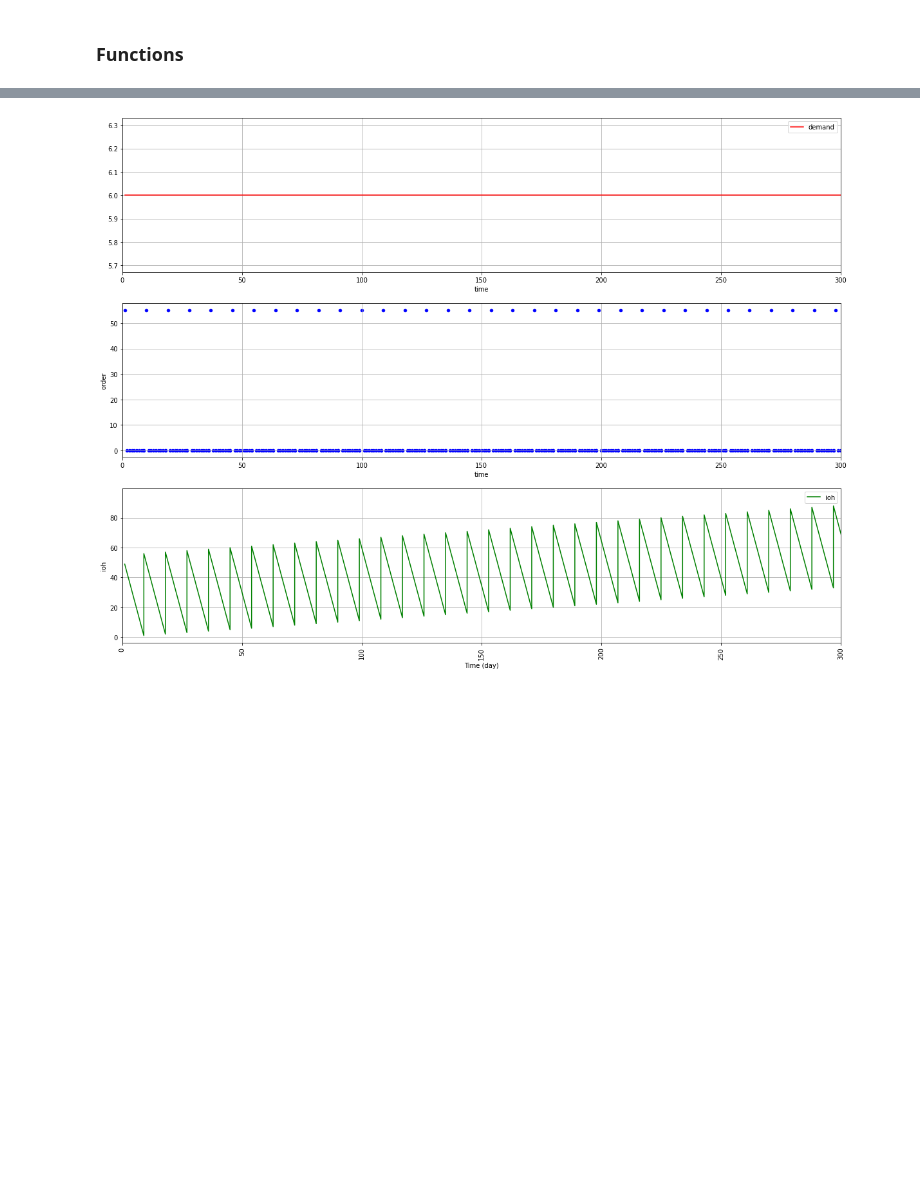
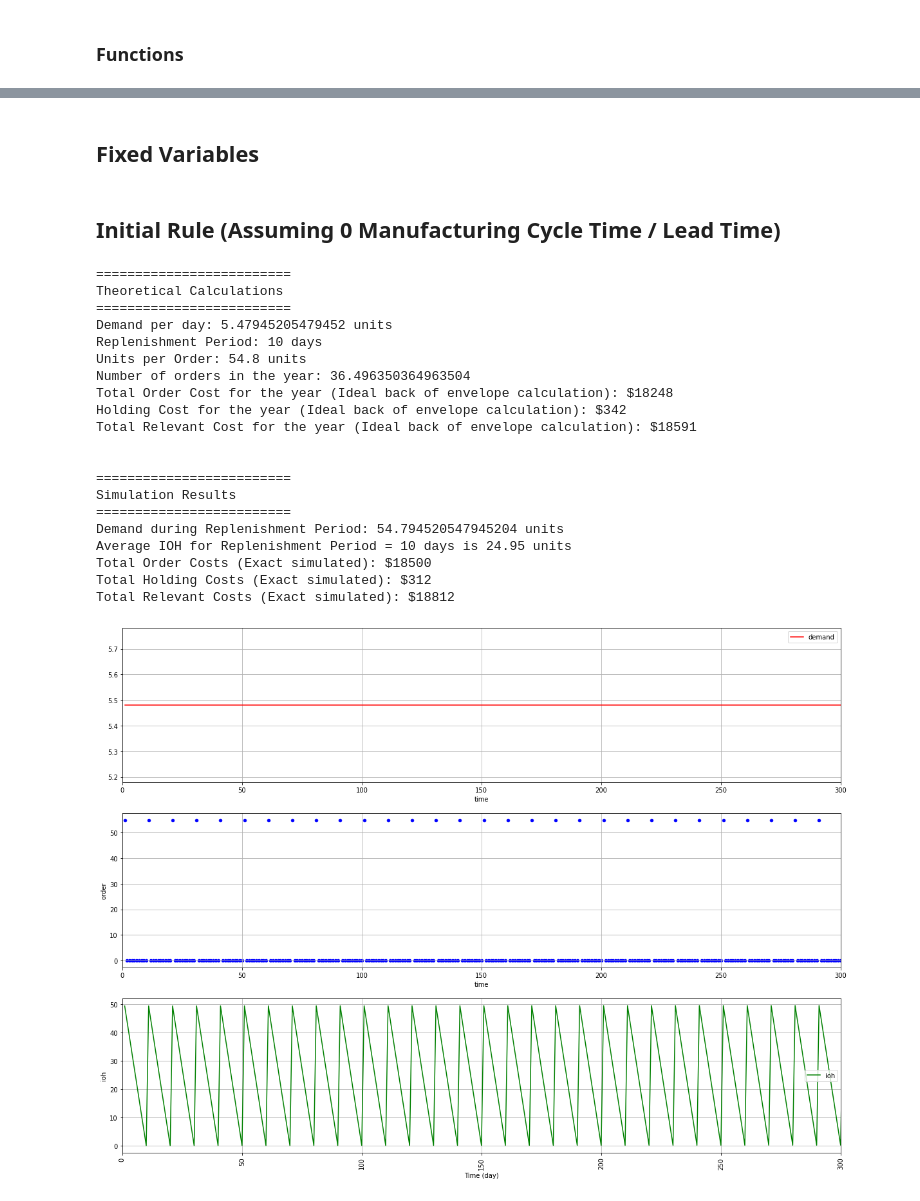
Before and after one commit to ngupta23/inventory-deterministic, a Jupyter notebook: Inventory Management - Deterministic (Class Version).ipynb, the cells around one changed output, grey strips where cells are left out. Saved outputs shown, nothing was run; the diff lists cells and outputs as text; code cells hidden in the pictures; blank space fills up the shorter version.

Commit message:
Cleaned and Updated with Costs and EOQ

```diff
--- a/Inventory Management - Deterministic (Class Version).ipynb
+++ b/Inventory Management - Deterministic (Class Version).ipynb
@@ -16,20 +28,2 @@ warnings.filterwarnings('ignore')
 # %% [markdown]
 ### Functions
-# %%
-# Deterministic constant demand
-def demand(D):
-    return D
-# %%
-# Order every cycle time
-def order(t, T, Q):
-    """
-    t = current time period
-    T = Replenishment Period
-    Q = Order Quantity 1: 0 stock
-    """
-    # Reorder when t = 1 + k x T
-    if ((t-1) % T)==0 or (t==1): #((t-1) % T)==0
-        result = Q
-    else:
-        result = 0
-    return result
@@ -256,15 +29,0 @@ Average IOH for 10 days cycle time: 31.4 units
-# %%
-# Plot
-figure, axes = plt.subplots(3, 1)
-
-df_sim1.plot(figsize=(20, 12), xlim=[0,300] , x='time', y='demand', ax=axes[0], grid = True, color = 'r')
-df_sim1.plot.scatter(figsize=(20, 12), xlim=[0,300], x='time', y='order', ax=axes[1], grid = True, color ='b')
-df_sim1.plot(figsize=(20, 15), xlim=[0, 300], x='time', y='ioh', ax=axes[2], grid = True, color = 'g')
-
-plt.xlabel('Time (day)')
-plt.ylabel('ioh')
-plt.xticks(rotation=90)
-
-plt.show()
-# %% [output]
-[figure, removed]
@@ -270,0 +231,43 @@ plt.show()
+# %% [markdown]
+## Fixed Variables
+# %%
+TOTAL_DEMAND = 2000
+TOTAL_TIME = 365
+UNIT_COST = 50
+COST_OF_PLACING_ORDER = 500
+HOLDING_COST_PER_UNIT = 12.5
+# %% [markdown]
+## Initial Rule (Assuming 0 Manufacturing Cycle Time / Lead Time)
+# %%
+dds = DeterministicDemandSimulator(
+  total_demand = TOTAL_DEMAND,
+  total_time = TOTAL_TIME,
+  replenishment_quantity = 54.8,
+  unit_cost = UNIT_COST,
+  cost_of_placing_order = COST_OF_PLACING_ORDER,
+  holding_cost_per_unit = HOLDING_COST_PER_UNIT,
+  manufacturing_cycle_time = 0
+)
+dds.run()
+# %% [output]
+=========================
+Theoretical Calculations
+=========================
+Demand per day: 5.47945205479452 units
+Replenishment Period: 10 days
+Units per Order: 54.8 units
+Number of orders in the year: 36.496350364963504
+Total Order Cost for the year (Ideal back of envelope calculation): $18248
+Holding Cost for the year (Ideal back of envelope calculation): $342
+Total Relevant Cost for the year (Ideal back of envelope calculation): $18591
+
+
+=========================
+Simulation Results
+=========================
+Demand during Replenishment Period: 54.794520547945204 units
+Average IOH for Replenishment Period = 10 days is 24.95 units
+Total Order Costs (Exact simulated): $18500
+Total Holding Costs (Exact simulated): $312
+Total Relevant Costs (Exact simulated): $18812
+[figure, added]
```
Also changed, not shown: parts of 35 cells of this notebook.
